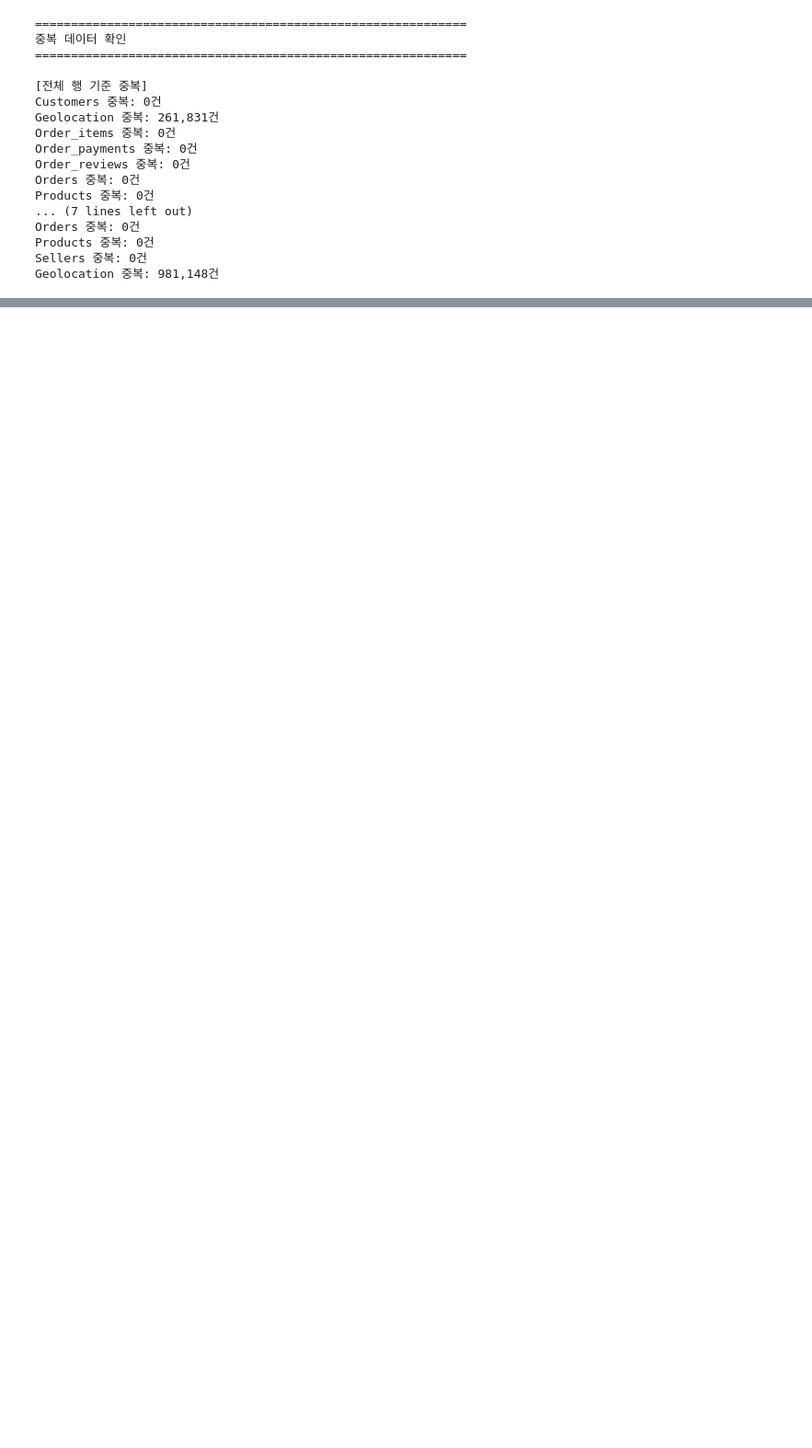
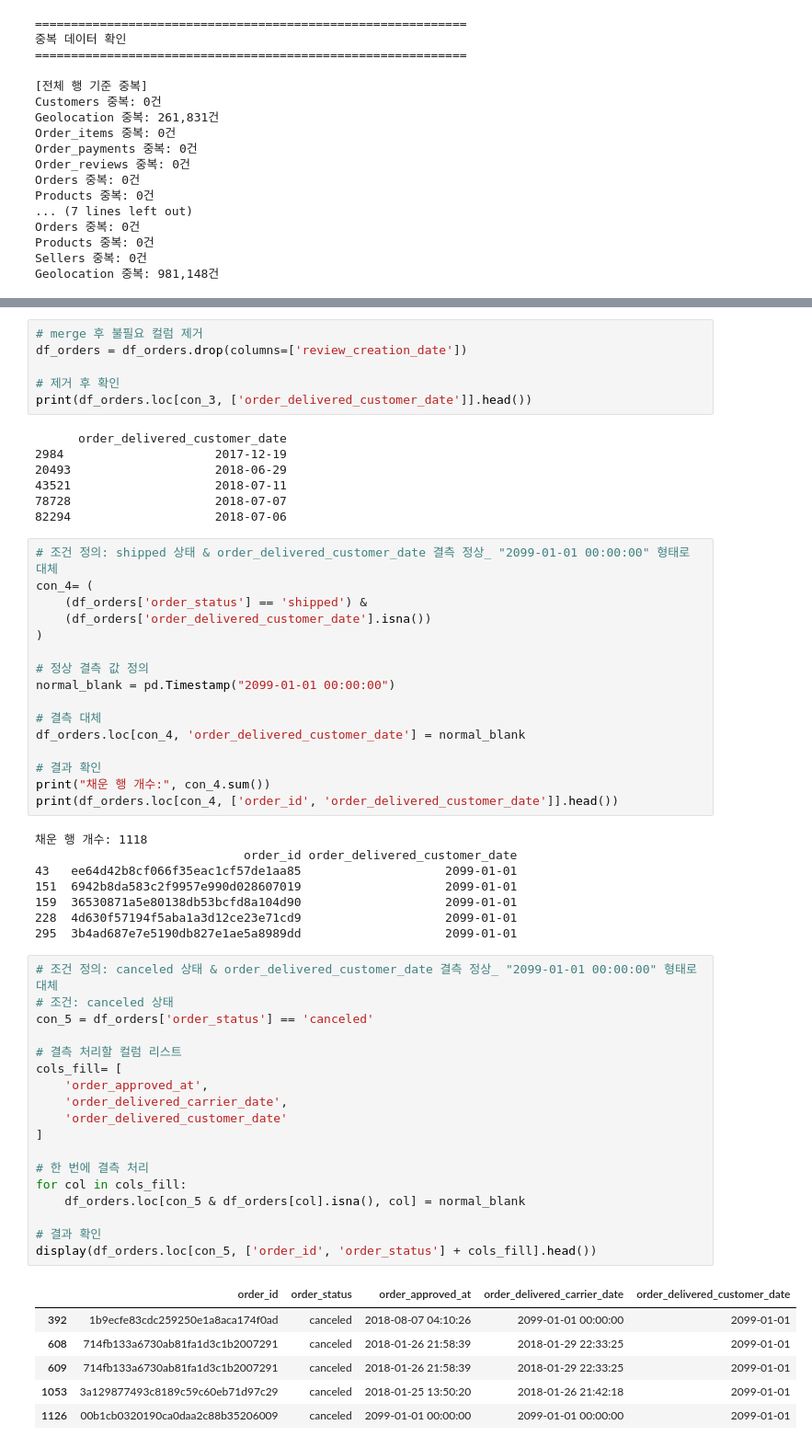
Before and after one commit to Kim-min-soo/it-s_advanced_project, a Jupyter notebook: works/all/full.ipynb, the cells around one changed output, grey strips where cells are left out. Shown at 92% size. Saved outputs shown, nothing was run; the diff lists cells and outputs as text; blank space fills up the shorter version.

```diff
--- a/works/all/full.ipynb
+++ b/works/all/full.ipynb
@@ -605,0 +856,62 @@ Geolocation 중복: 981,148건
+# %%
+# merge 후 불필요 컬럼 제거
+df_orders = df_orders.drop(columns=['review_creation_date'])
+
+# 제거 후 확인
+print(df_orders.loc[con_3, ['order_delivered_customer_date']].head())
+# %% [output]
+      order_delivered_customer_date
+2984                     2017-12-19
+20493                    2018-06-29
+43521                    2018-07-11
+78728                    2018-07-07
+82294                    2018-07-06
+# %%
+# 조건 정의: shipped 상태 & order_delivered_customer_date 결측 정상_ "2099-01-01 00:00:00" 형태로 대체
+con_4= (
+    (df_orders['order_status'] == 'shipped') &
+    (df_orders['order_delivered_customer_date'].isna())
+)
+
+# 정상 결측 값 정의
+normal_blank = pd.Timestamp("2099-01-01 00:00:00")
+
+# 결측 대체
+df_orders.loc[con_4, 'order_delivered_customer_date'] = normal_blank
+
+# 결과 확인
+print("채운 행 개수:", con_4.sum())
+print(df_orders.loc[con_4, ['order_id', 'order_delivered_customer_date']].head())
+# %% [output]
+채운 행 개수: 1118
+                             order_id order_delivered_customer_date
+43   ee64d42b8cf066f35eac1cf57de1aa85                    2099-01-01
+151  6942b8da583c2f9957e990d028607019                    2099-01-01
+159  36530871a5e80138db53bcfd8a104d90                    2099-01-01
+228  4d630f57194f5aba1a3d12ce23e71cd9                    2099-01-01
+295  3b4ad687e7e5190db827e1ae5a8989dd                    2099-01-01
+# %%
+# 조건 정의: canceled 상태 & order_delivered_customer_date 결측 정상_ "2099-01-01 00:00:00" 형태로 대체
+# 조건: canceled 상태
+con_5 = df_orders['order_status'] == 'canceled'
+
+# 결측 처리할 컬럼 리스트
+cols_fill= [
+    'order_approved_at',
+    'order_delivered_carrier_date',
+    'order_delivered_customer_date'
+]
+
+# 한 번에 결측 처리
+for col in cols_fill:
+    df_orders.loc[con_5 & df_orders[col].isna(), col] = normal_blank
+
+# 결과 확인
+display(df_orders.loc[con_5, ['order_id', 'order_status'] + cols_fill].head())
+# %% [output]
+|  | order_id | order_status | order_approved_at | order_delivered_carrier_date | order_delivered_customer_date |
+| 392 | 1b9ecfe83cdc259250e1a8aca174f0ad | canceled | 2018-08-07 04:10:26 | 2099-01-01 00:00:00 | 2099-01-01 |
+| 608 | 714fb133a6730ab81fa1d3c1b2007291 | canceled | 2018-01-26 21:58:39 | 2018-01-29 22:33:25 | 2099-01-01 |
+| 609 | 714fb133a6730ab81fa1d3c1b2007291 | canceled | 2018-01-26 21:58:39 | 2018-01-29 22:33:25 | 2099-01-01 |
+| 1053 | 3a129877493c8189c59c60eb71d97c29 | canceled | 2018-01-25 13:50:20 | 2018-01-26 21:42:18 | 2099-01-01 |
+| 1126 | 00b1cb0320190ca0daa2c88b35206009 | canceled | 2099-01-01 00:00:00 | 2099-01-01 00:00:00 | 2099-01-01 |
```
Also changed, not shown: parts of 14 cells of this notebook, 1 other file.
